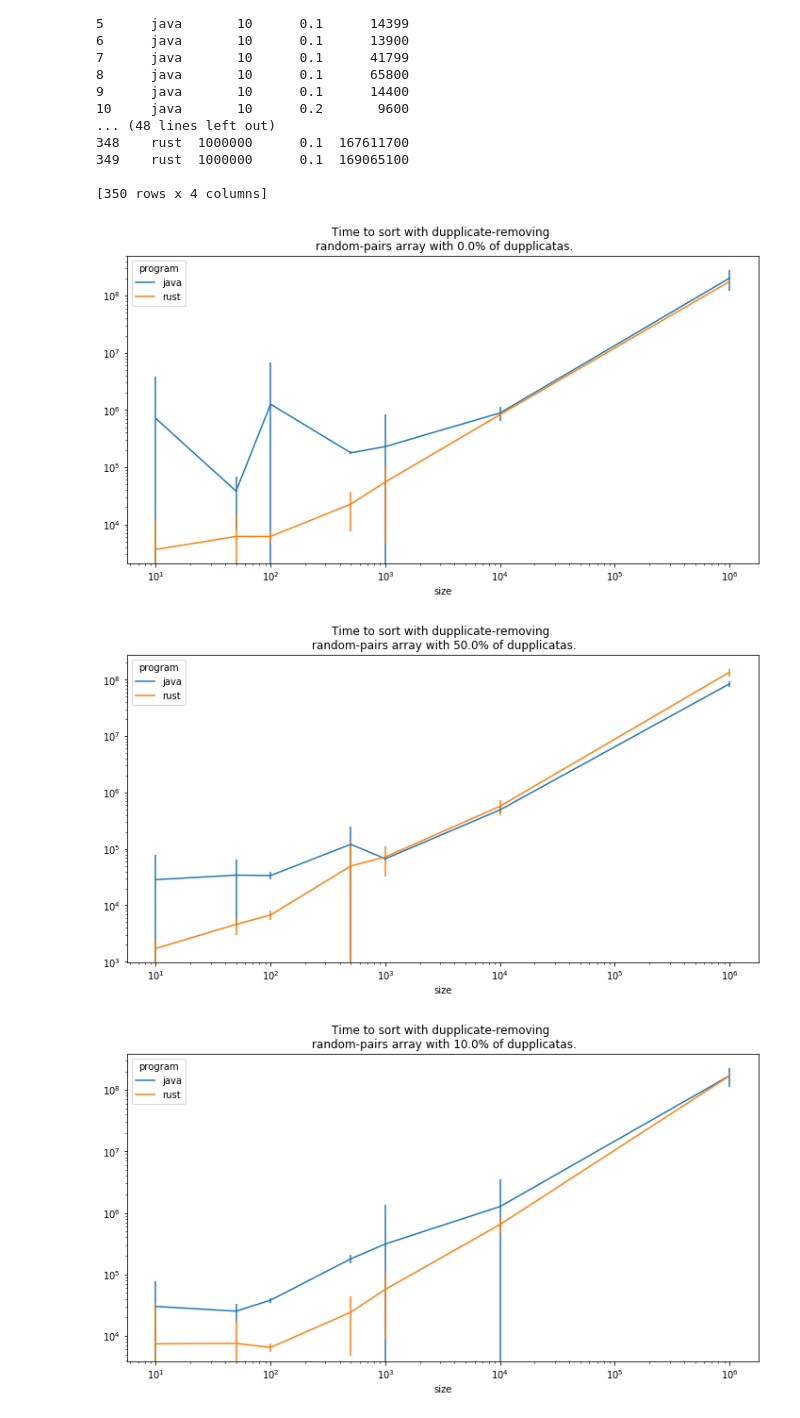
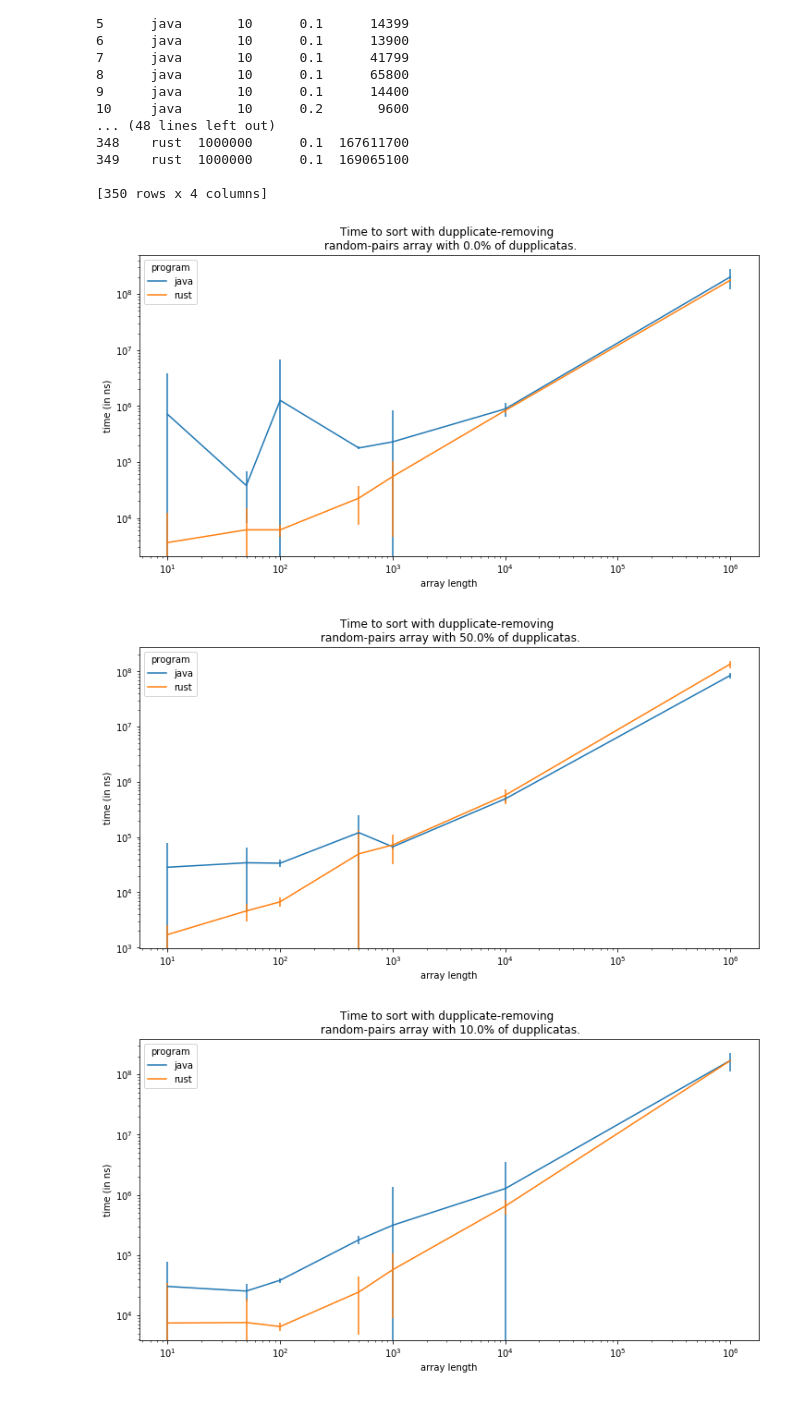
Before and after one commit to tbourg/inferrust_rs, a Jupyter notebook: benchmark/sort.ipynb, the cells around one changed output. Drawn from its saved outputs; the diff is of its cells as text; code cells hidden in the pictures.

```diff
--- a/benchmark/sort.ipynb
+++ b/benchmark/sort.ipynb
@@ -26,14 +26,16 @@ program     size  entropy  time (ns)
 # %%
 
 entropies = list(set(df['entropy']))
 for entropy in entropies:
     data = df[df['entropy']==entropy].groupby(['program','size'])
     means = data['time (ns)'].mean().unstack().transpose()
     stdev = data['time (ns)'].std().unstack().transpose()
     ax = means.plot(yerr=2*stdev,title='Time to sort with dupplicate-removing \n random-pairs array with {}% of dupplicatas.'.format(entropy*100),loglog=True,figsize=(12,6))
+    ax.set_ylabel('time (in ns)')
+    ax.set_xlabel('array length')
     ax.get_figure().savefig("sort_{}.png".format(entropy))
     ax
 # %% [output]
-[figure, old version]
+[figure, new version]
-[figure, old version]
+[figure, new version]
-[figure, old version]
+[figure, new version]
```
Also changed, not shown: parts of 1 cell of this notebook, 17 other files.
